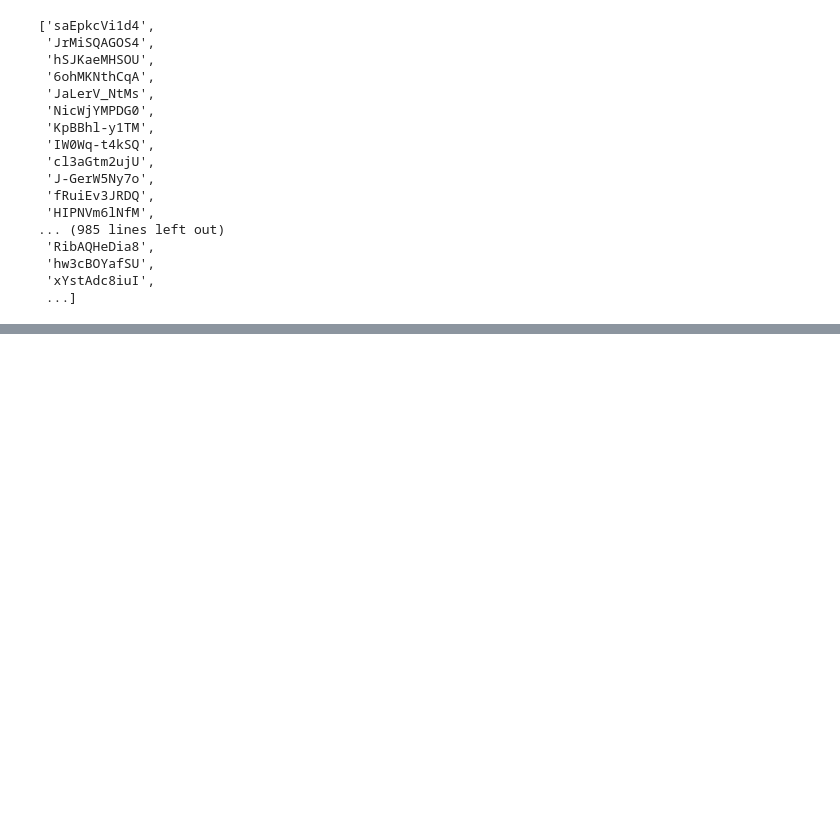
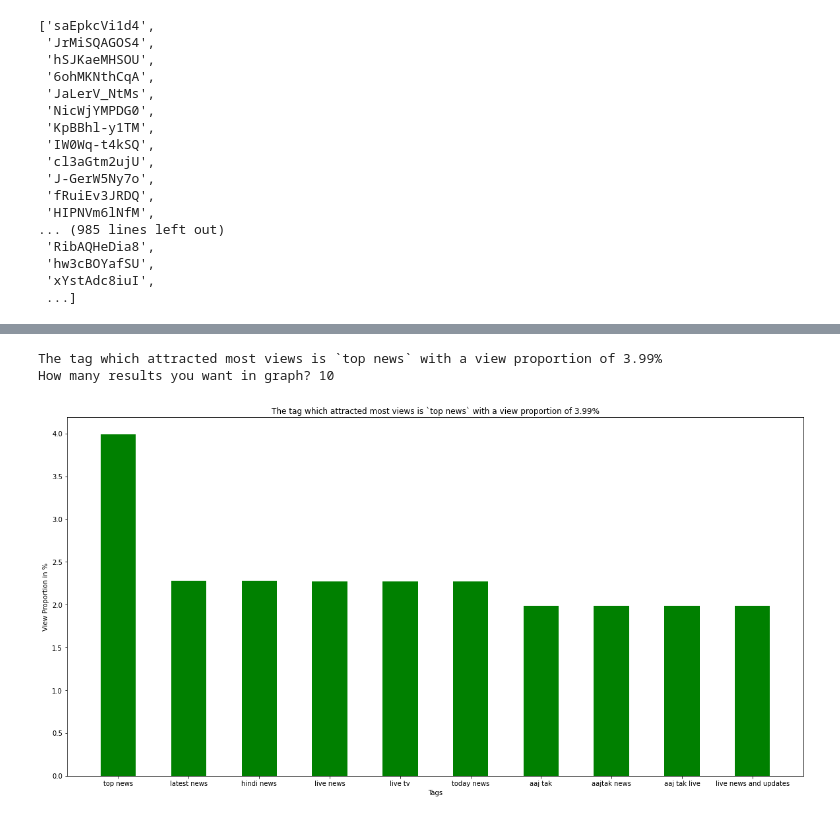
Before and after one commit to MihirS57/YouTube-Data-EDA, a Jupyter notebook: yt_data_eda.ipynb, the cells around one changed output, grey strips where cells are left out. Cells and saved outputs as stored; diff of their text form; code cells hidden in the pictures; blank space fills up the shorter version.

```diff
--- a/yt_data_eda.ipynb
+++ b/yt_data_eda.ipynb
@@ -630,32 +539,39 @@ print(sort_words)
 # %%
 tag_list = []
 tag_views = []
 total_views = 0
 max_views = 0
 max_views_tag = ''
 tag_dict_views = {}
 tag_views_dist = {}
 for idx,tags_list in enumerate(yt_data['videoTags']):
     if tags_list[0] != 'NA':
         for tag in tags_list:
             tag = removeAllSplChars(tag)
             tag = tag.lower()
             if tag in tag_dict_views:
                 tag = removeAllSplChars(tag)
                 tag_dict_views[tag] = tag_dict_views[tag]+yt_data['videoViews'][idx]
             else:
                 tag_dict_views[tag] = yt_data['videoViews'][idx]
             total_views = total_views+yt_data['videoViews'][idx]
 for tag in tag_dict_views:
     tag_views_dist[tag] = round((tag_dict_views[tag]/total_views)*100, 2)
     if max_views < tag_views_dist[tag]:
         max_views = tag_views_dist[tag]
         max_views_tag=tag
 tag_list = list(tag_dict_views.keys())
 tag_views = list(tag_dict_views.values())
-print(f'The tag which attracted most views is `{max_views_tag}` with a view proportion of {max_views}%')
+graph_title = f'The tag which attracted most views is `{max_views_tag}` with a view proportion of {max_views}%'
+print(graph_title)
 sort_views = sorted(tag_views_dist.items(), key=lambda x: x[1], reverse=True)
-print(sort_views)
+tag_list,tag_views = make_a_list(sort_views)
+plot_the_list(x_list=tag_list, y_list=tag_views, bar_color='green',x_label='Tags', y_label='View Proportion in %', graph_title=graph_title)
+#print(sort_views)
+# %% [output]
+The tag which attracted most views is `top news` with a view proportion of 3.99%
+How many results you want in graph? 10
+[figure, added]
 # %%
 #Tags which invited maximum engagement from viewers by the way of comments
 # %%
```
Also changed, not shown: parts of 33 cells of this notebook.
